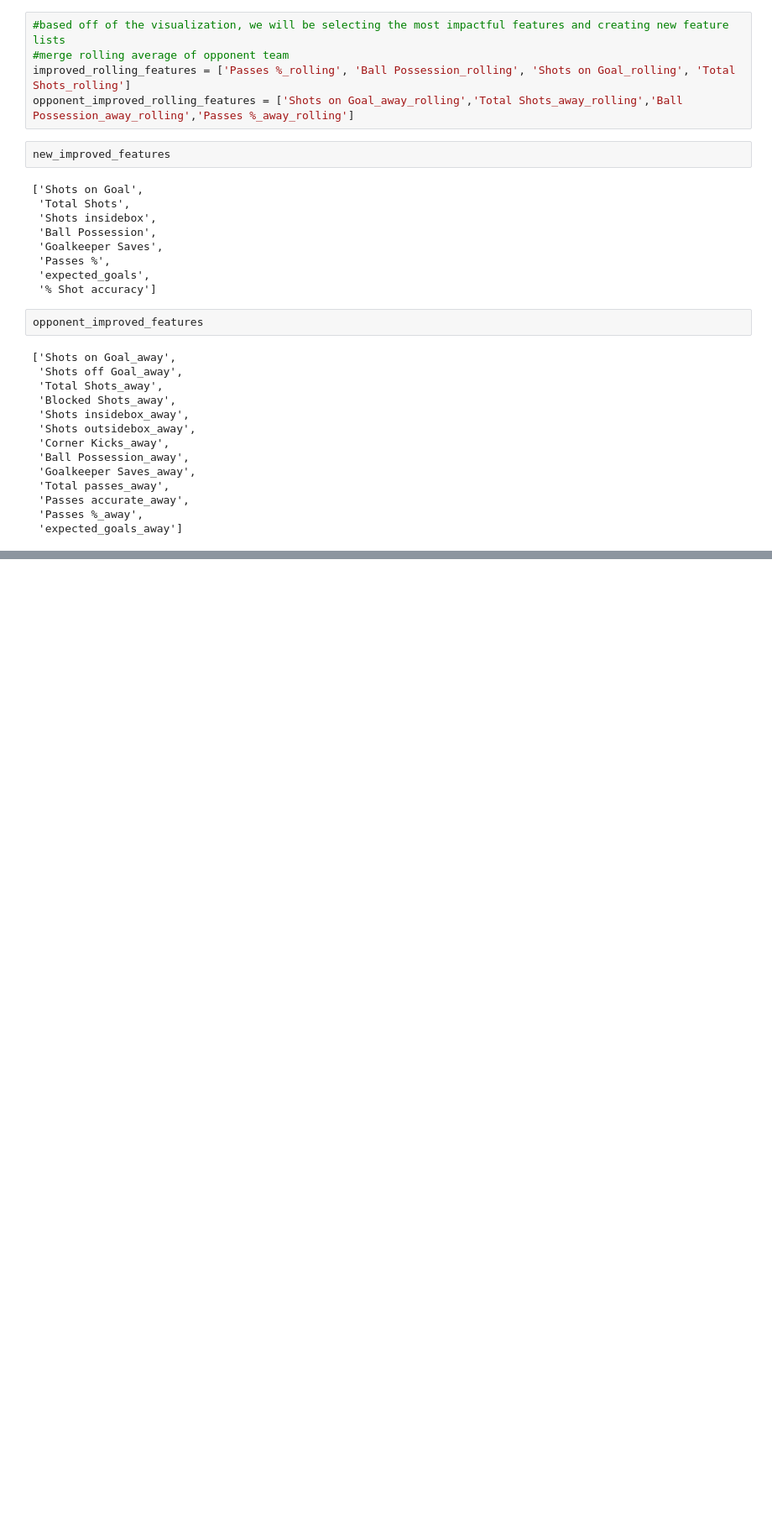
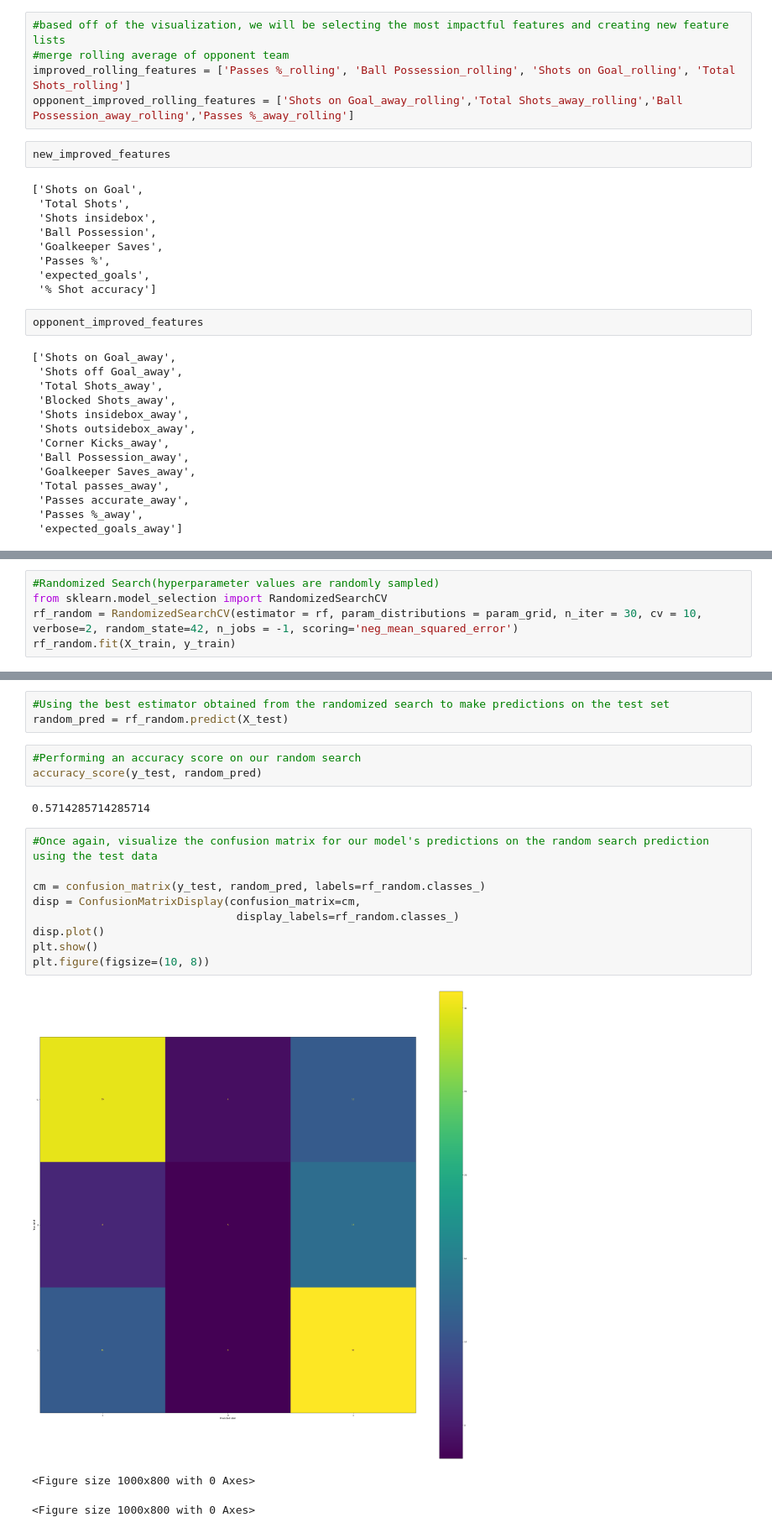
Before and after one commit to crowntobi23/Football_Predictions, a Jupyter notebook: our_project.ipynb, the cells around one changed output, grey strips where cells are left out. Shown at 84% size. Cells and saved outputs as stored; diff of their text form; blank space fills up the shorter version.

```diff
--- a/our_project.ipynb
+++ b/our_project.ipynb
@@ -809,0 +883,5 @@ KeyError: 'Shots on Goal_away'
+# %%
+#Randomized Search(hyperparameter values are randomly sampled)
+from sklearn.model_selection import RandomizedSearchCV
+rf_random = RandomizedSearchCV(estimator = rf, param_distributions = param_grid, n_iter = 30, cv = 10, verbose=2, random_state=42, n_jobs = -1, scoring='neg_mean_squared_error')
+rf_random.fit(X_train, y_train)
@@ -809,0 +919,21 @@ KeyError: 'Shots on Goal_away'
+# %%
+#Using the best estimator obtained from the randomized search to make predictions on the test set
+random_pred = rf_random.predict(X_test)
+# %%
+#Performing an accuracy score on our random search
+accuracy_score(y_test, random_pred)
+# %% [output]
+0.5714285714285714
+# %%
+#Once again, visualize the confusion matrix for our model's predictions on the random search prediction using the test data
+
+cm = confusion_matrix(y_test, random_pred, labels=rf_random.classes_)
+disp = ConfusionMatrixDisplay(confusion_matrix=cm,
+                               display_labels=rf_random.classes_)
+disp.plot()
+plt.show()
+plt.figure(figsize=(10, 8))
+# %% [output]
+[figure, added]
+<Figure size 1000x800 with 0 Axes>
+<Figure size 1000x800 with 0 Axes>
```
Also changed, not shown: parts of 20 cells of this notebook.
